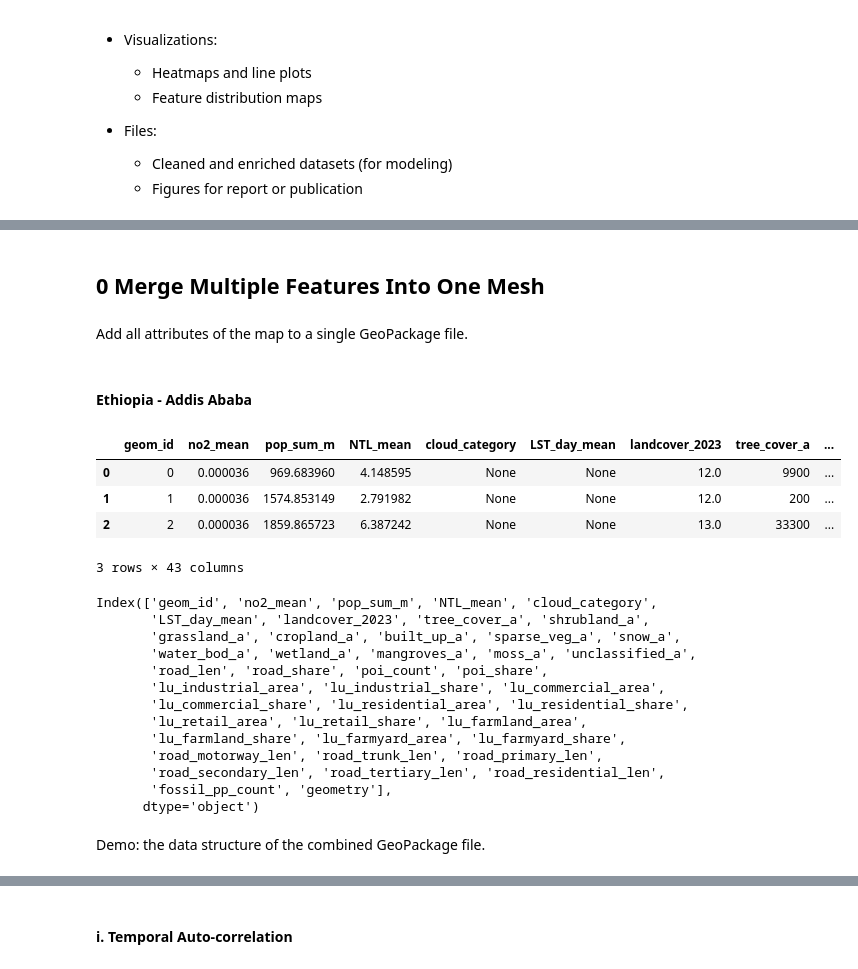
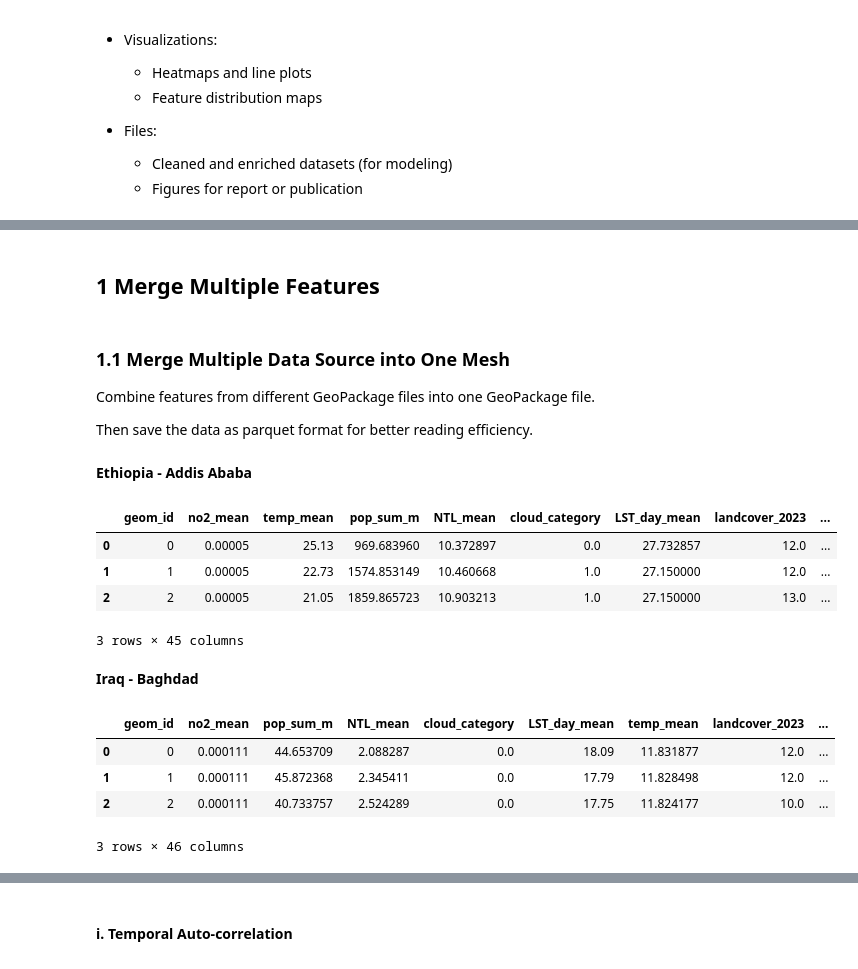
Before and after one commit to yixuan228/air-pollution-mobility-research-project, a Jupyter notebook: notebooks/3_exploratory_data_analysis.ipynb, the cells around one changed output, grey strips where cells are left out. Saved outputs shown, nothing was run; the diff lists cells and outputs as text; code cells hidden in the pictures.

Commit message:
rearrange the data-processing structure: notebook 34; wrap helper functions; finalize code for data processing

```diff
--- a/notebooks/3_exploratory_data_analysis.ipynb
+++ b/notebooks/3_exploratory_data_analysis.ipynb
@@ -79,10 +79,14 @@ from visualization import show_image
 
 # print(REPO_PATH)
 # %% [markdown]
-## 0 Merge Multiple Features Into One Mesh
+## 1 Merge Multiple Features
-# %% [markdown]
-Add all attributes of the map to a single GeoPackage file.
+# %% [markdown]
+### 1.1 Merge Multiple Data Source into One Mesh
+
+Combine features from different GeoPackage files into one GeoPackage file.
+
+Then save the data as parquet format for better reading efficiency.
 # %% [markdown]
-#### Ethiopia - Addis Ababa
+**Ethiopia - Addis Ababa**
 # %%
 # Addis Ababa
@@ -103,31 +110,11 @@ merge_multiple_gpkgs(addis_feature_mesh_paths, output_folder)
 # %%
-import geopandas as gpd
-# Load the single Addis mesh
-# gdf_addis = gpd.read_file(DEMO_PATH / "addis-ababa-2023-01-01.gpkg")
-gdf_addis = gpd.read_file(DATA_PATH / "addis-mesh-data" / "addis-ababa-2023-01-06.gpkg")
+gdf_addis = gpd.read_file(DATA_PATH / "addis-mesh-data" / "addis-ababa-2023-01-02.gpkg")
 gdf_addis.head(3)
-# gdf_addis
 # %% [output]
-|  | geom_id | no2_mean | pop_sum_m | NTL_mean | cloud_category | LST_day_mean | landcover_2023 | tree_cover_a | ... |
-| 0 | 0 | 0.000036 | 969.683960 | 4.148595 | None | None | 12.0 | 9900 | ... |
-| 1 | 1 | 0.000036 | 1574.853149 | 2.791982 | None | None | 12.0 | 200 | ... |
-| 2 | 2 | 0.000036 | 1859.865723 | 6.387242 | None | None | 13.0 | 33300 | ... |
+|  | geom_id | no2_mean | temp_mean | pop_sum_m | NTL_mean | cloud_category | LST_day_mean | landcover_2023 | ... |
+| 0 | 0 | 0.00005 | 25.13 | 969.683960 | 10.372897 | 0.0 | 27.732857 | 12.0 | ... |
+| 1 | 1 | 0.00005 | 22.73 | 1574.853149 | 10.460668 | 1.0 | 27.150000 | 12.0 | ... |
+| 2 | 2 | 0.00005 | 21.05 | 1859.865723 | 10.903213 | 1.0 | 27.150000 | 13.0 | ... |
-3 rows × 43 columns
+3 rows × 45 columns
-# %%
-gdf_addis.columns
-# %% [output]
-Index(['geom_id', 'no2_mean', 'pop_sum_m', 'NTL_mean', 'cloud_category',
-       'LST_day_mean', 'landcover_2023', 'tree_cover_a', 'shrubland_a',
-       'grassland_a', 'cropland_a', 'built_up_a', 'sparse_veg_a', 'snow_a',
-       'water_bod_a', 'wetland_a', 'mangroves_a', 'moss_a', 'unclassified_a',
-       'road_len', 'road_share', 'poi_count', 'poi_share',
-       'lu_industrial_area', 'lu_industrial_share', 'lu_commercial_area',
-       'lu_commercial_share', 'lu_residential_area', 'lu_residential_share',
-       'lu_retail_area', 'lu_retail_share', 'lu_farmland_area',
-       'lu_farmland_share', 'lu_farmyard_area', 'lu_farmyard_share',
-       'road_motorway_len', 'road_trunk_len', 'road_primary_len',
-       'road_secondary_len', 'road_tertiary_len', 'road_residential_len',
-       'fossil_pp_count', 'geometry'],
-      dtype='object')
-# %% [markdown]
-Demo: the data structure of the combined GeoPackage file.
+# %% [markdown]
+**Iraq - Baghdad**
@@ -134,2 +142,9 @@ Demo: the data structure of the combined GeoPackage file.
 # %%
-# test = gpd.read_file(DATA_PATH / "addis-temp-mesh-data" / "addis-ababa-2023-01-01.gpkg") #, layer='LST_day'
+gdf_baghdad = gpd.read_file(DATA_PATH / "baghdad-mesh-data" / "baghdad-2023-01-01.gpkg")
+gdf_baghdad.head(3)
+# %% [output]
+|  | geom_id | no2_mean | pop_sum_m | NTL_mean | cloud_category | LST_day_mean | temp_mean | landcover_2023 | ... |
+| 0 | 0 | 0.000111 | 44.653709 | 2.088287 | 0.0 | 18.09 | 11.831877 | 12.0 | ... |
+| 1 | 1 | 0.000111 | 45.872368 | 2.345411 | 0.0 | 17.79 | 11.828498 | 12.0 | ... |
+| 2 | 2 | 0.000111 | 40.733757 | 2.524289 | 0.0 | 17.75 | 11.824177 | 10.0 | ... |
+3 rows × 46 columns
```
Also changed, not shown: parts of 30 cells of this notebook, 5 other files.
